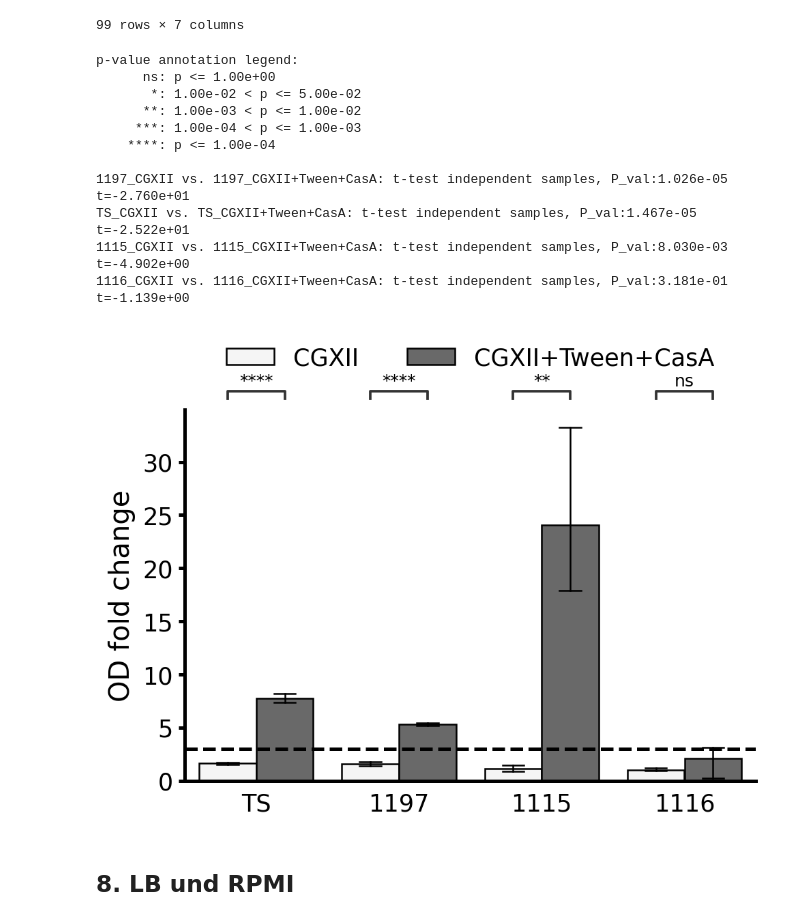
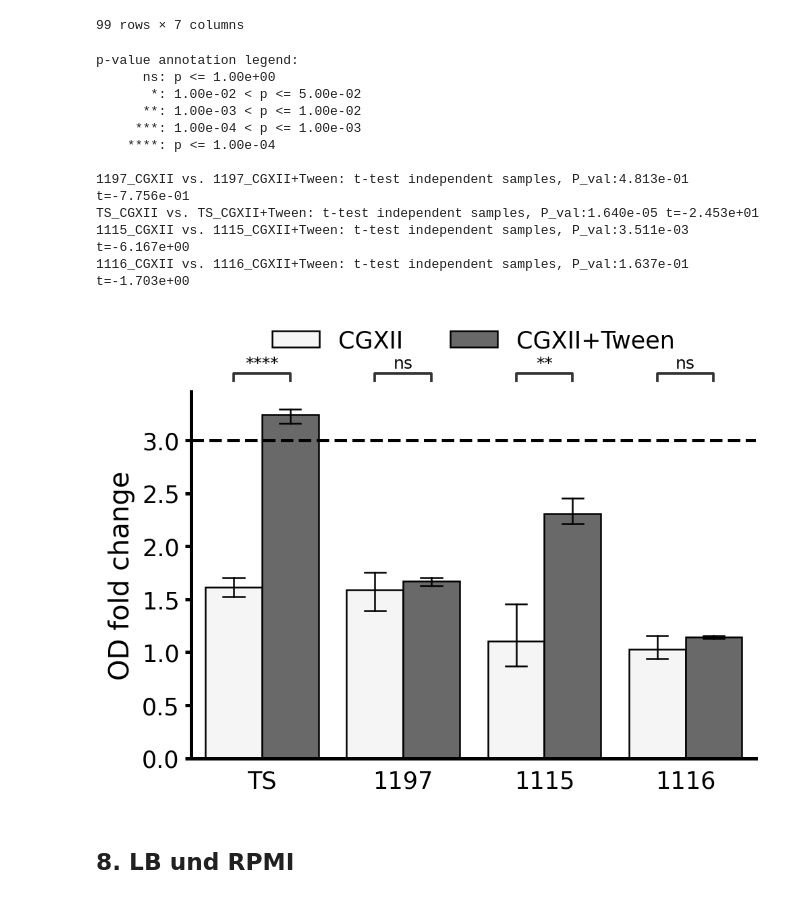
Before and after one commit to draeger-lab/C_striatum_wetlab, a Jupyter notebook: binary_growth_phenotypes/code/binary_eval.ipynb, the cells around one changed output. Drawn from its saved outputs; the diff is of its cells as text; code cells hidden in the pictures.

```diff
--- a/binary_growth_phenotypes/code/binary_eval.ipynb
+++ b/binary_growth_phenotypes/code/binary_eval.ipynb
@@ -1080,21 +1083,22 @@ x = 'strain'
 y = 'OD fold change'
 hue = 'short'
 # %%
-hue_order = ['CGXII', 'CGXII+Tween+CasA']
+hue_order = ['CGXII', 'CGXII+Tween']
 fig = create_barplot_stats(data,x,y,hue,hue_order)
+plt.savefig('../figures/plots_with_stats/CGXII_sig_plainToTween.png', bbox_inches='tight', dpi=300)
 # %% [output]
 p-value annotation legend:
       ns: p <= 1.00e+00
        *: 1.00e-02 < p <= 5.00e-02
       **: 1.00e-03 < p <= 1.00e-02
      ***: 1.00e-04 < p <= 1.00e-03
     ****: p <= 1.00e-04
 
-1197_CGXII vs. 1197_CGXII+Tween+CasA: t-test independent samples, P_val:1.026e-05 t=-2.760e+01
-TS_CGXII vs. TS_CGXII+Tween+CasA: t-test independent samples, P_val:1.467e-05 t=-2.522e+01
-1115_CGXII vs. 1115_CGXII+Tween+CasA: t-test independent samples, P_val:8.030e-03 t=-4.902e+00
-1116_CGXII vs. 1116_CGXII+Tween+CasA: t-test independent samples, P_val:3.181e-01 t=-1.139e+00
+1197_CGXII vs. 1197_CGXII+Tween: t-test independent samples, P_val:4.813e-01 t=-7.756e-01
+TS_CGXII vs. TS_CGXII+Tween: t-test independent samples, P_val:1.640e-05 t=-2.453e+01
+1115_CGXII vs. 1115_CGXII+Tween: t-test independent samples, P_val:3.511e-03 t=-6.167e+00
+1116_CGXII vs. 1116_CGXII+Tween: t-test independent samples, P_val:1.637e-01 t=-1.703e+00
-[figure, old version]
+[figure, new version]
 # %% [markdown]
 ## 8. LB und RPMI
 # %%
```
Also changed, not shown: parts of 4 cells of this notebook, 29 other files.
